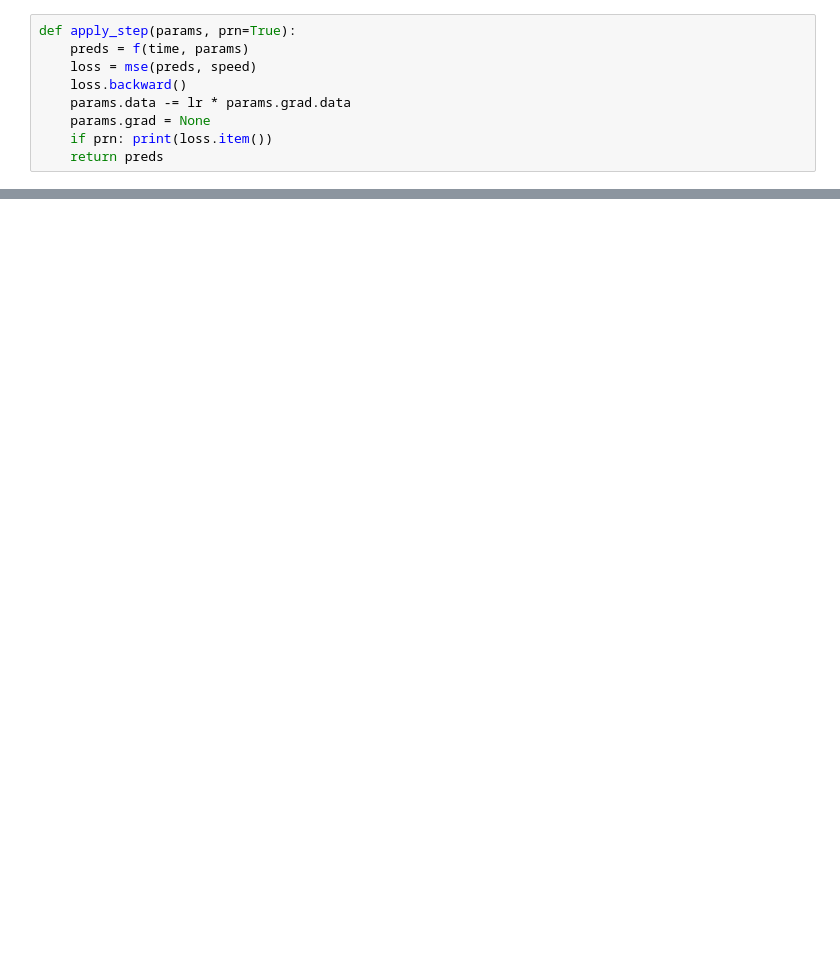
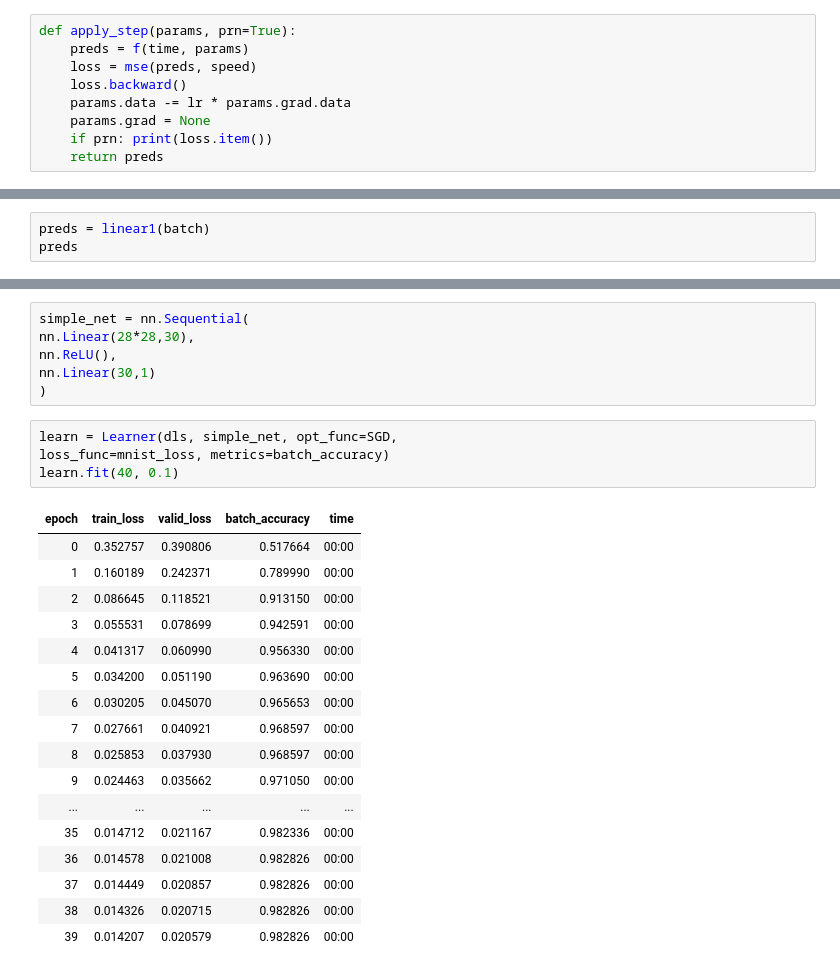
Before and after one commit to himanshuraimau/fastaideep, a Jupyter notebook: digit_classifier/main.ipynb, the cells around one changed output, grey strips where cells are left out. Drawn from its saved outputs; the diff is of its cells as text; blank space fills up the shorter version.

```diff
--- a/digit_classifier/main.ipynb
+++ b/digit_classifier/main.ipynb
@@ -297,0 +459,3 @@ plt.tight_layout()
+# %%
+preds = linear1(batch)
+preds
@@ -297,0 +617,28 @@ plt.tight_layout()
+# %%
+simple_net = nn.Sequential(
+nn.Linear(28*28,30),
+nn.ReLU(),
+nn.Linear(30,1)
+)
+# %%
+learn = Learner(dls, simple_net, opt_func=SGD,
+loss_func=mnist_loss, metrics=batch_accuracy)
+learn.fit(40, 0.1)
+# %% [output]
+| epoch | train_loss | valid_loss | batch_accuracy | time |
+| 0 | 0.352757 | 0.390806 | 0.517664 | 00:00 |
+| 1 | 0.160189 | 0.242371 | 0.789990 | 00:00 |
+| 2 | 0.086645 | 0.118521 | 0.913150 | 00:00 |
+| 3 | 0.055531 | 0.078699 | 0.942591 | 00:00 |
+| 4 | 0.041317 | 0.060990 | 0.956330 | 00:00 |
+| 5 | 0.034200 | 0.051190 | 0.963690 | 00:00 |
+| 6 | 0.030205 | 0.045070 | 0.965653 | 00:00 |
+| 7 | 0.027661 | 0.040921 | 0.968597 | 00:00 |
+| 8 | 0.025853 | 0.037930 | 0.968597 | 00:00 |
+| 9 | 0.024463 | 0.035662 | 0.971050 | 00:00 |
+| ... | ... | ... | ... | ... |
+| 35 | 0.014712 | 0.021167 | 0.982336 | 00:00 |
+| 36 | 0.014578 | 0.021008 | 0.982826 | 00:00 |
+| 37 | 0.014449 | 0.020857 | 0.982826 | 00:00 |
+| 38 | 0.014326 | 0.020715 | 0.982826 | 00:00 |
+| 39 | 0.014207 | 0.020579 | 0.982826 | 00:00 |
```
Also changed, not shown: parts of 73 cells of this notebook.
